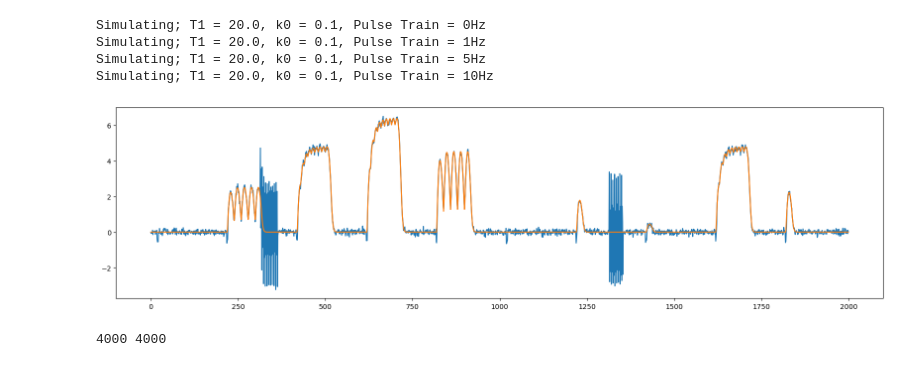
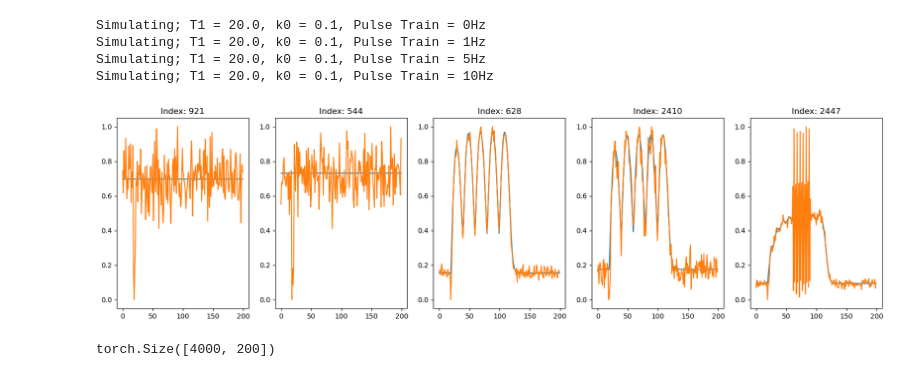
Before and after one commit to j1ling67n/ML-curve-smoothing, a Jupyter notebook: pytorch_smoothing.ipynb, the cells around one changed output. Drawn from its saved outputs; the diff is of its cells as text; code cells hidden in the pictures.

Commit message:
Data org and pytorch dataloader

```diff
--- a/pytorch_smoothing.ipynb
+++ b/pytorch_smoothing.ipynb
@@ -119,6 +119,7 @@ Simulating; T1 = 20.0, k0 = 0.1, Pulse Train = 5Hz
 Simulating; T1 = 20.0, k0 = 0.1, Pulse Train = 10Hz
 # %%
 import random
+import torch
 
 import pandas as pd
 import numpy as np
@@ -127,7 +128,7 @@ import matplotlib.pyplot as plt
 
 
 #%% duplicate and scale to produce different curves for training
-duplcates = 50
+duplcates = 100
 target_rate = 100
 
 # full rate is in Hz and model time step is us giving 1e6
@@ -202,17 +203,45 @@ for pos, sin_wave in zip(positions, sin_waves):
 # Add the line noise to the waveforms
 Y += line_noise_array
 
-#%% save training data
+# Nomalise data around 0
+
+
+# reshape for model training
 training_waveforms = np.array([X,Y])
+training_waveforms = training_waveforms.reshape(2,-1,200)
+training_waveforms = np.moveaxis(training_waveforms, 0, 1)
+
+nomralisation_factor = np.array([training_waveforms[:,1].max(axis=1),training_waveforms[:,1].min(axis=1)])
+training_waveforms = (training_waveforms.T - nomralisation_factor[1]) / (nomralisation_factor[0] - nomralisation_factor[1])
+training_waveforms = training_waveforms.T
+
+# split into test and validation sets
+training_split = .7
+val_split = .2
+test_split = .1
+
+training_set = training_waveforms[:int(training_waveforms.shape[0]*training_split)]
+validation_set = training_waveforms[int(training_waveforms.shape[0]*training_split):int(training_waveforms.shape[0]*(training_split+val_split))]
+test_set = training_waveforms[int(training_waveforms.shape[0]*(training_split+val_split)):]
+
+# save as torch data
+torch.save(torch.tensor(training_set).float(), r'.\\outputs\\training_set.pt')
+torch.save(torch.tensor(validation_set).float(), r'.\\outputs\\validation_set.pt')
+torch.save(torch.tensor(test_set).float(), r'.\\outputs\\test_set.pt')
 # %%
-plt.figure(figsize=(20,5))
-plt.plot(Y[:2000])
-plt.plot(X[:2000])
+fig, axs = plt.subplots(1,5, figsize=(20,5))
+
+for i in range(5):
+    viewing_index = np.random.randint(0,training_set.shape[0])
+    axs[i].plot(training_set[viewing_index,0,:])
+    axs[i].plot(training_set[viewing_index,1,:])
+    axs[i].set_title(f'Index: {viewing_index}')
 plt.show()
-
-print(Y.shape[0]//100, X.shape[0]//100)
 # %% [output]
-[figure, old version]
+[figure, new version]
-4000 4000
+# %%
+torch.load(r'.\\outputs\\training_waveforms.pt')[:,0,:].shape
+# %% [output]
+torch.Size([4000, 200])
 # %%
 import torch
```
Also changed, not shown: parts of 2 cells of this notebook.
